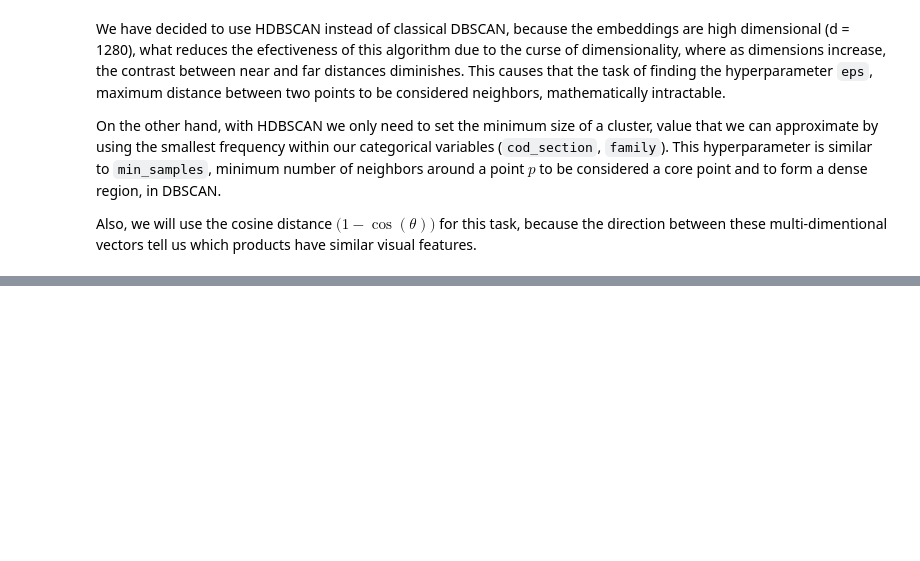
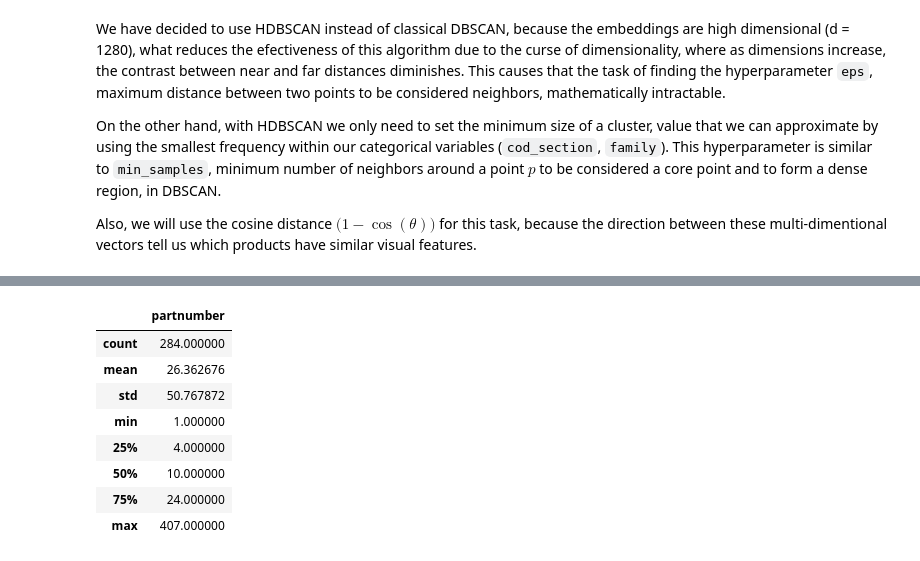
Before and after one commit to CarlosFOL/Recommender_System, a Jupyter notebook: notebooks/expl_analysis.ipynb, the cells around one changed output, grey strips where cells are left out. Saved outputs shown, nothing was run; the diff lists cells and outputs as text; code cells hidden in the pictures; blank space fills up the shorter version.

```diff
--- a/notebooks/expl_analysis.ipynb
+++ b/notebooks/expl_analysis.ipynb
@@ -331,0 +342,12 @@ Tomar diferentes pares de hiperparámetros y medir sus estadísticos principales
+# %%
+groups.describe()
+# %% [output]
+|  | partnumber |
+| count | 284.000000 |
+| mean | 26.362676 |
+| std | 50.767872 |
+| min | 1.000000 |
+| 25% | 4.000000 |
+| 50% | 10.000000 |
+| 75% | 24.000000 |
+| max | 407.000000 |
```
Also changed, not shown: parts of 18 cells of this notebook, 1 other file.
